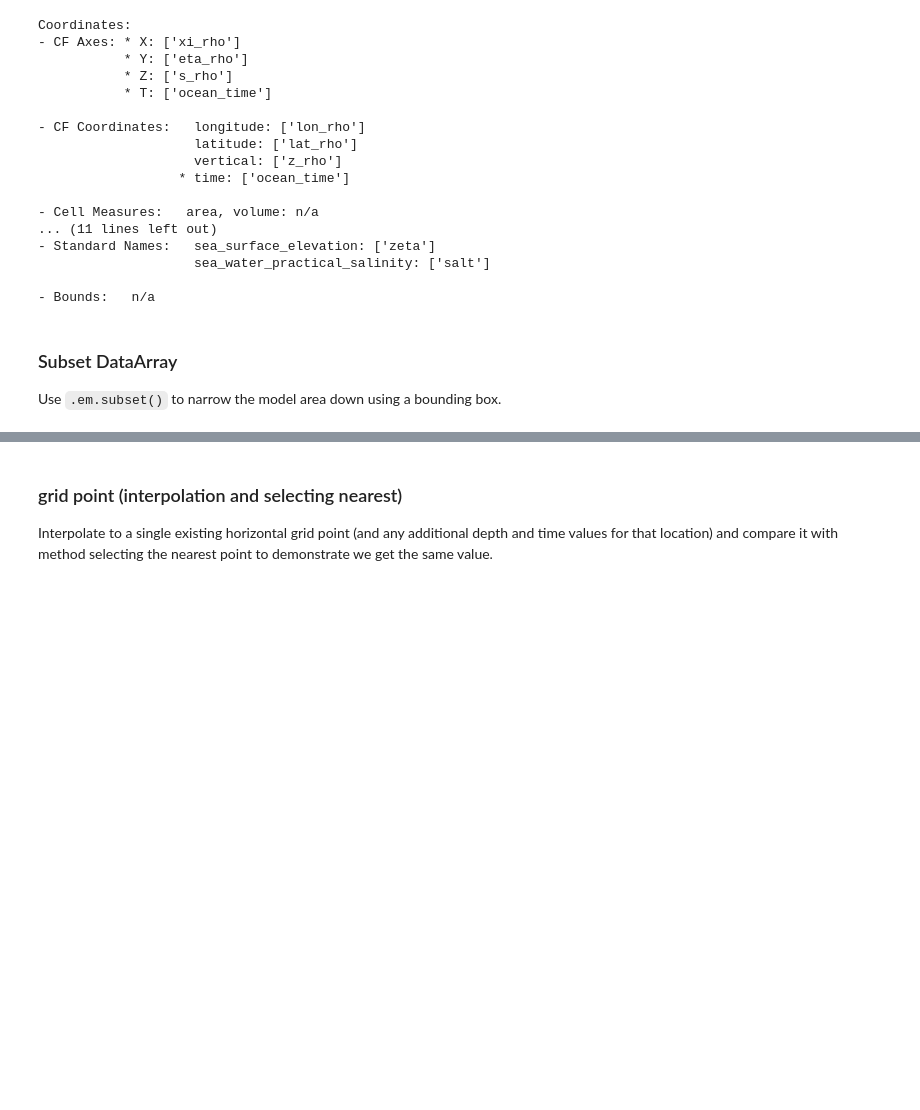
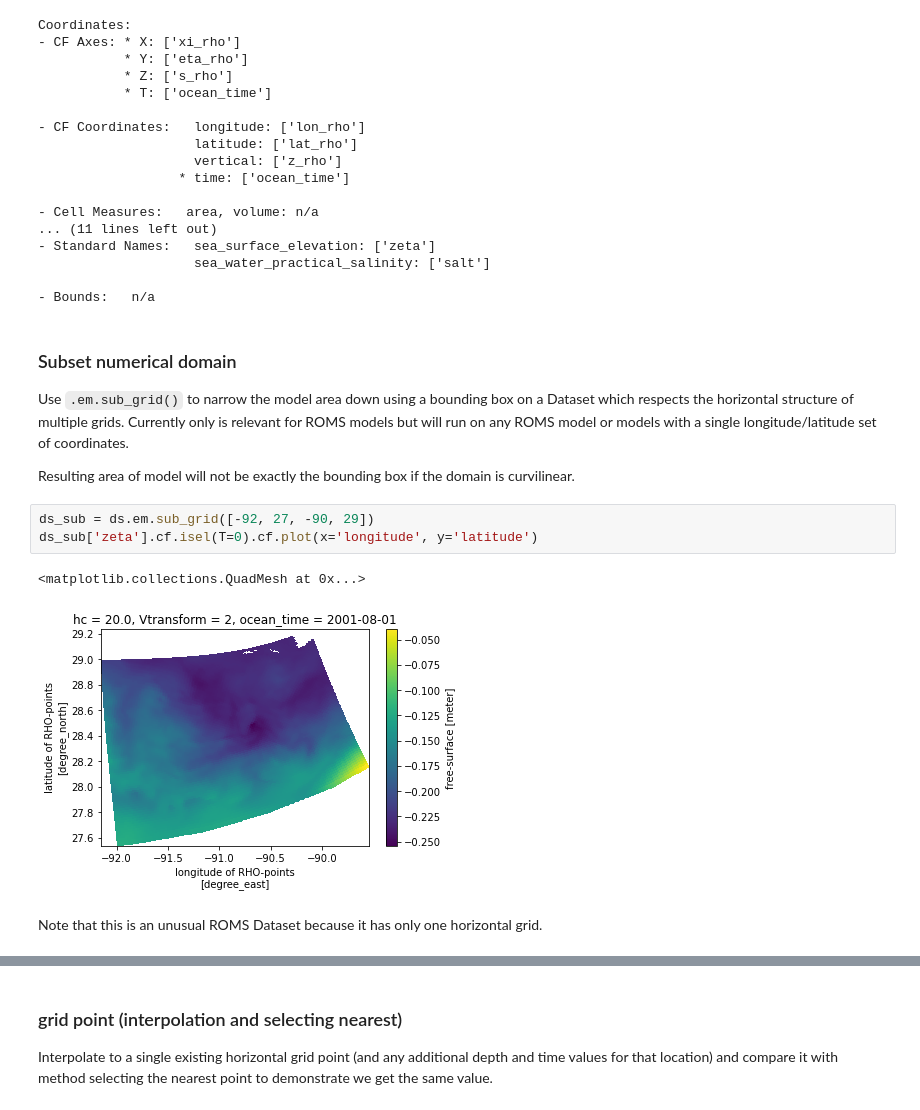
Before and after one commit to axiom-data-science/extract_model, a Jupyter notebook: docs/models.ipynb, the cells around one changed output, grey strips where cells are left out. Cells and saved outputs as stored; diff of their text form; blank space fills up the shorter version.

Commit message:
changes to improve subset
now sub_bbox and sub_grid

```diff
--- a/docs/models.ipynb
+++ b/docs/models.ipynb
@@ -62,6 +62,16 @@ Coordinates:
 
 - Bounds:   n/a
 # %% [markdown]
-### Subset DataArray
+### Subset numerical domain
 
-Use `.em.subset()` to narrow the model area down using a bounding box.
+Use `.em.sub_grid()` to narrow the model area down using a bounding box on a Dataset which respects the horizontal structure of multiple grids. Currently only is relevant for ROMS models but will run on any ROMS model or models with a single longitude/latitude set of coordinates.
+
+Resulting area of model will not be exactly the bounding box if the domain is curvilinear.
+# %%
+ds_sub = ds.em.sub_grid([-92, 27, -90, 29])
+ds_sub['zeta'].cf.isel(T=0).cf.plot(x='longitude', y='latitude')
+# %% [output]
+<matplotlib.collections.QuadMesh at 0x...>
+[figure, added]
+# %% [markdown]
+Note that this is an unusual ROMS Dataset because it has only one horizontal grid.
```
Also changed, not shown: parts of 16 cells of this notebook, 4 other files.
